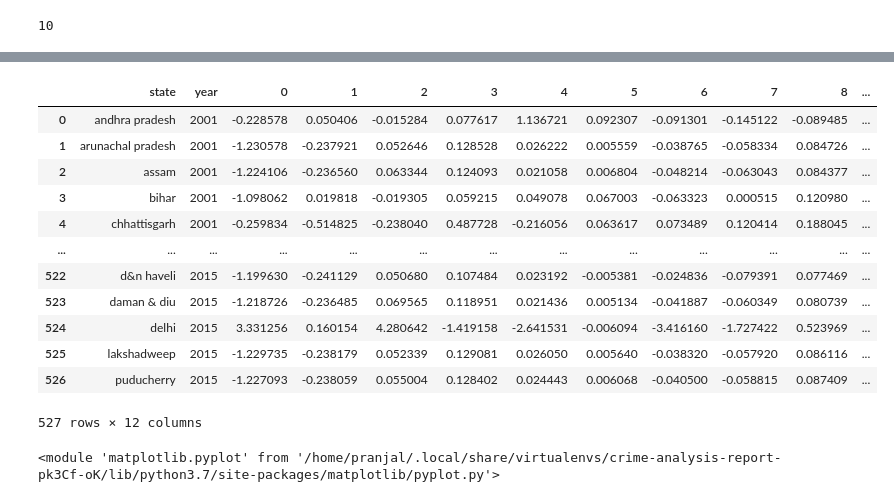
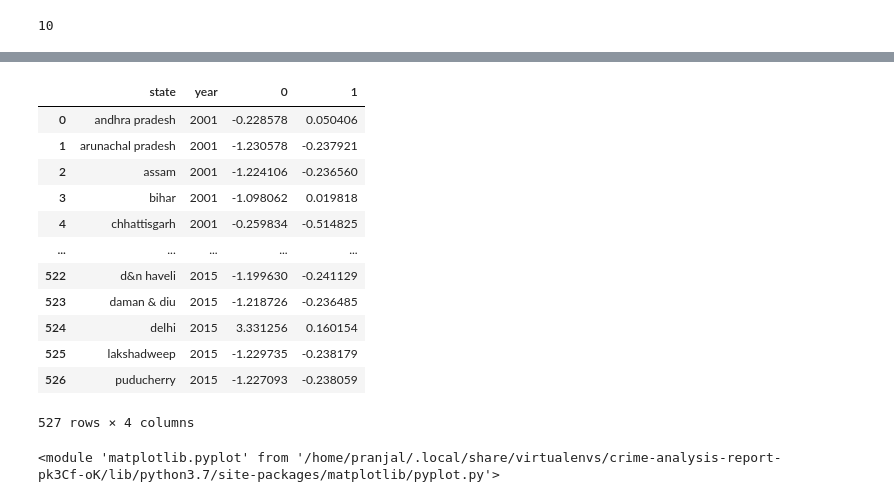
Before and after one commit to rynaa/crime-analysis-report-1, a Jupyter notebook: fuzzy-c-means.ipynb, the cells around one changed output, grey strips where cells are left out. Cells and saved outputs as stored; diff of their text form; code cells hidden in the pictures.

```diff
--- a/fuzzy-c-means.ipynb
+++ b/fuzzy-c-means.ipynb
@@ -145,12 +150,11 @@ n_features
 10
 # %%
 pca = PCA(n_components=n_features)
-principal_components = pca.fit_transform(data[cols_to_norm])
+principal_components = pca.fit_transform(data[cols_to_norm].to_numpy())
 features = range(pca.n_components_)
-plt.bar(features, pca.explained_variance_ratio_, color='black')
+plt.bar(features, pca.explained_variance_ratio, color='black')
 plt.xlabel('PCA features')
 plt.ylabel('variance %')
-plt.title("PCA decomposed data")
 plt.xticks(features)
 # %% [output]
 ([<matplotlib.axis.XTick at 0x...>,
@@ -168,21 +172,21 @@ plt.xticks(features)
 # %%
 PCA_components = pd.DataFrame(principal_components)
-PCA_components = pd.concat([data[all_headers[:2]], PCA_components], axis=1)
+PCA_components = pd.concat([data[all_headers[:2]], PCA_components.loc[:, [0,1]]], axis=1)
 PCA_components
 # %% [output]
-|  | state | year | 0 | 1 | 2 | 3 | 4 | 5 | 6 | 7 | 8 | ... |
-| 0 | andhra pradesh | 2001 | -0.228578 | 0.050406 | -0.015284 | 0.077617 | 1.136721 | 0.092307 | -0.091301 | -0.145122 | -0.089485 | ... |
-| 1 | arunachal pradesh | 2001 | -1.230578 | -0.237921 | 0.052646 | 0.128528 | 0.026222 | 0.005559 | -0.038765 | -0.058334 | 0.084726 | ... |
-| 2 | assam | 2001 | -1.224106 | -0.236560 | 0.063344 | 0.124093 | 0.021058 | 0.006804 | -0.048214 | -0.063043 | 0.084377 | ... |
-| 3 | bihar | 2001 | -1.098062 | 0.019818 | -0.019305 | 0.059215 | 0.049078 | 0.067003 | -0.063323 | 0.000515 | 0.120980 | ... |
-| 4 | chhattisgarh | 2001 | -0.259834 | -0.514825 | -0.238040 | 0.487728 | -0.216056 | 0.063617 | 0.073489 | 0.120414 | 0.188045 | ... |
-| ... | ... | ... | ... | ... | ... | ... | ... | ... | ... | ... | ... | ... |
-| 522 | d&n haveli | 2015 | -1.199630 | -0.241129 | 0.050680 | 0.107484 | 0.023192 | -0.005381 | -0.024836 | -0.079391 | 0.077469 | ... |
-| 523 | daman & diu | 2015 | -1.218726 | -0.236485 | 0.069565 | 0.118951 | 0.021436 | 0.005134 | -0.041887 | -0.060349 | 0.080739 | ... |
-| 524 | delhi | 2015 | 3.331256 | 0.160154 | 4.280642 | -1.419158 | -2.641531 | -0.006094 | -3.416160 | -1.727422 | 0.523969 | ... |
-| 525 | lakshadweep | 2015 | -1.229735 | -0.238179 | 0.052339 | 0.129081 | 0.026050 | 0.005640 | -0.038320 | -0.057920 | 0.086116 | ... |
-| 526 | puducherry | 2015 | -1.227093 | -0.238059 | 0.055004 | 0.128402 | 0.024443 | 0.006068 | -0.040500 | -0.058815 | 0.087409 | ... |
+|  | state | year | 0 | 1 |
+| 0 | andhra pradesh | 2001 | -0.228578 | 0.050406 |
+| 1 | arunachal pradesh | 2001 | -1.230578 | -0.237921 |
+| 2 | assam | 2001 | -1.224106 | -0.236560 |
+| 3 | bihar | 2001 | -1.098062 | 0.019818 |
+| 4 | chhattisgarh | 2001 | -0.259834 | -0.514825 |
+| ... | ... | ... | ... | ... |
+| 522 | d&n haveli | 2015 | -1.199630 | -0.241129 |
+| 523 | daman & diu | 2015 | -1.218726 | -0.236485 |
+| 524 | delhi | 2015 | 3.331256 | 0.160154 |
+| 525 | lakshadweep | 2015 | -1.229735 | -0.238179 |
+| 526 | puducherry | 2015 | -1.227093 | -0.238059 |
-527 rows × 12 columns
+527 rows × 4 columns
 # %%
 plt.scatter(PCA_components[0], PCA_components[1])
 plt.xlabel('PCA 1')
```
Also changed, not shown: parts of 7 cells of this notebook, 14 other files.
